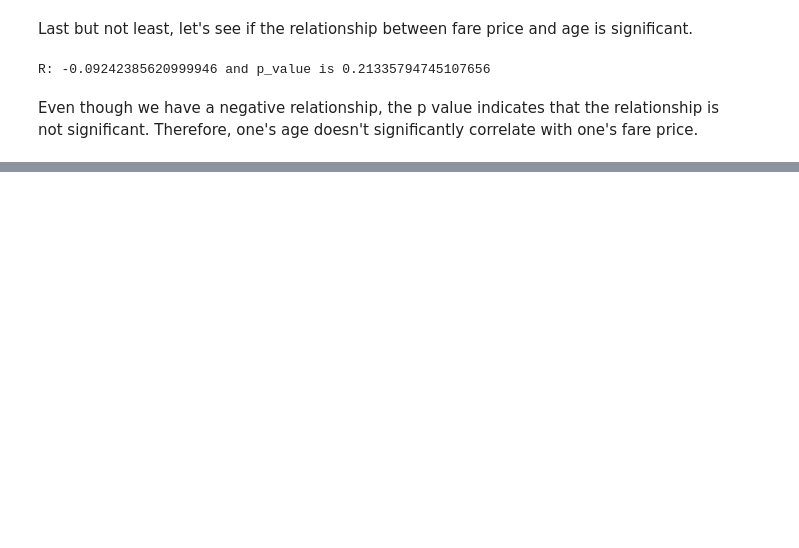
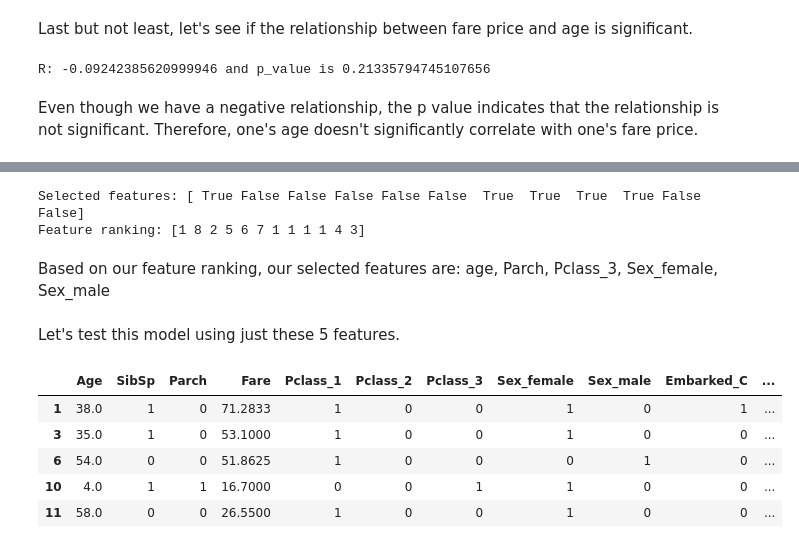
Before and after one commit to klam912/titanic_pred, a Jupyter notebook: model.ipynb, the cells around one changed output, grey strips where cells are left out. Cells and saved outputs as stored; diff of their text form; code cells hidden in the pictures; blank space fills up the shorter version.

```diff
--- a/model.ipynb
+++ b/model.ipynb
@@ -512,0 +683,10 @@ Even though we have a negative relationship, the p value indicates that the rela
+# %%
+print("Selected features:", rfe.support_)
+print("Feature ranking:", rfe.ranking_)
+# %% [output]
+Selected features: [ True False False False False False  True  True  True  True False False]
+Feature ranking: [1 8 2 5 6 7 1 1 1 1 4 3]
+# %% [markdown]
+Based on our feature ranking, our selected features are: age, Parch, Pclass_3, Sex_female, Sex_male
+# %% [markdown]
+Let's test this model using just these 5 features.
@@ -512,0 +695,9 @@ Even though we have a negative relationship, the p value indicates that the rela
+# %%
+X.head()
+# %% [output]
+|  | Age | SibSp | Parch | Fare | Pclass_1 | Pclass_2 | Pclass_3 | Sex_female | Sex_male | Embarked_C | ... |
+| 1 | 38.0 | 1 | 0 | 71.2833 | 1 | 0 | 0 | 1 | 0 | 1 | ... |
+| 3 | 35.0 | 1 | 0 | 53.1000 | 1 | 0 | 0 | 1 | 0 | 0 | ... |
+| 6 | 54.0 | 0 | 0 | 51.8625 | 1 | 0 | 0 | 0 | 1 | 0 | ... |
+| 10 | 4.0 | 1 | 1 | 16.7000 | 0 | 0 | 1 | 1 | 0 | 0 | ... |
+| 11 | 58.0 | 0 | 0 | 26.5500 | 1 | 0 | 0 | 1 | 0 | 0 | ... |
```
Also changed, not shown: parts of 41 cells of this notebook.
